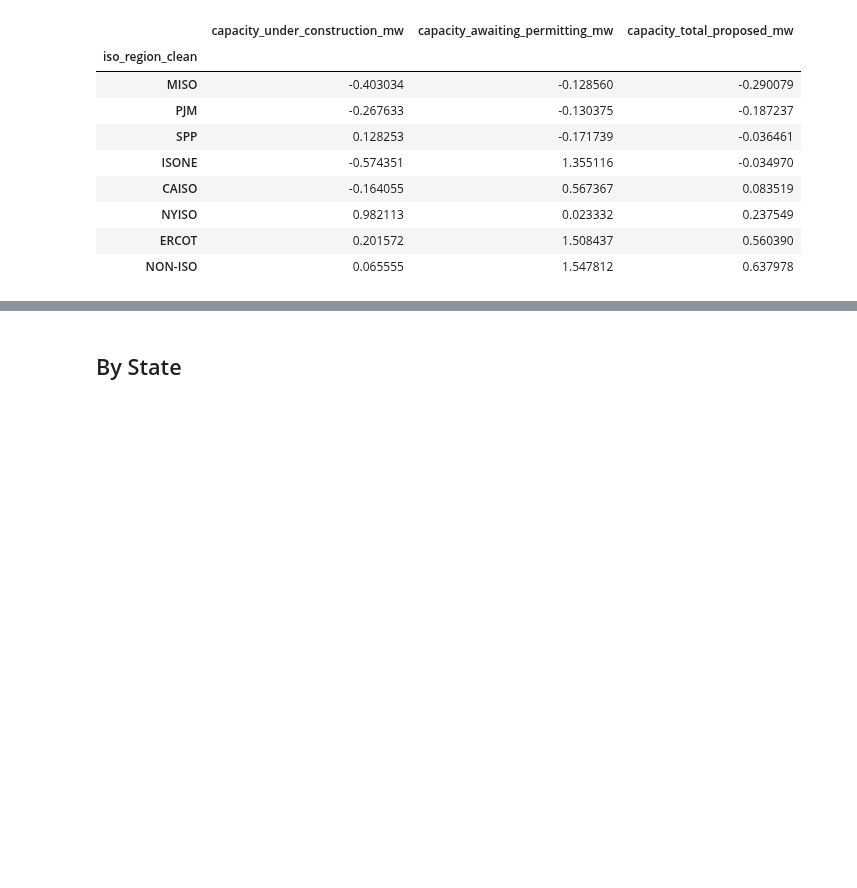
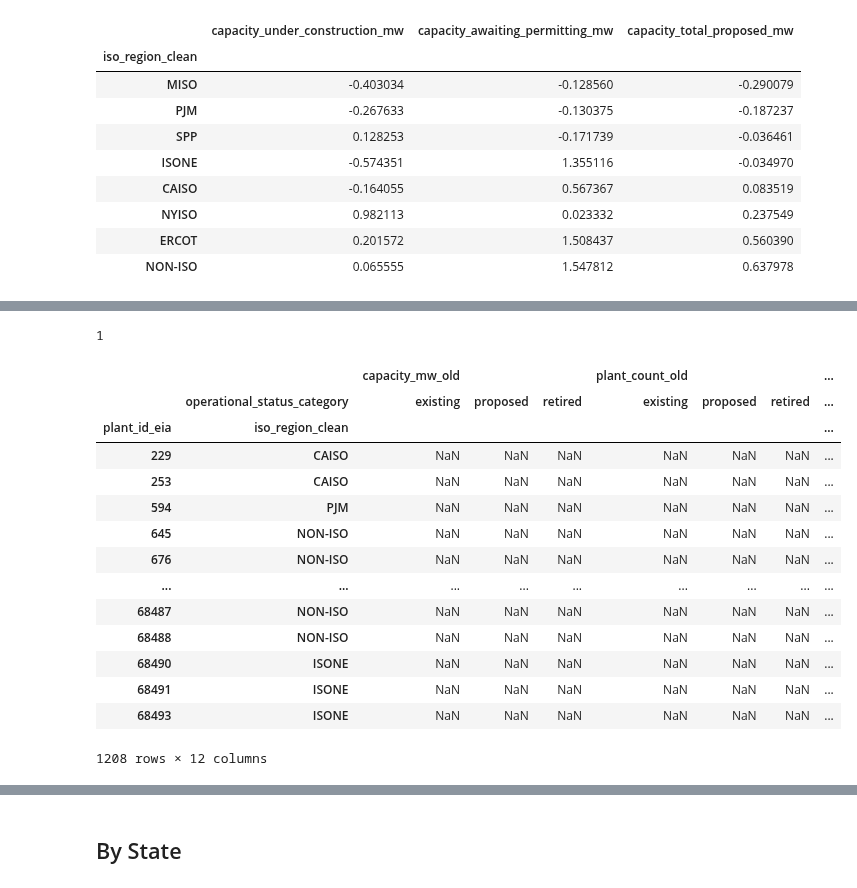
Before and after one commit to deployment-gap-model-education-fund/deployment-gap-model, a Jupyter notebook: notebooks/data_updates/eia860m_acp/data_mart.county_concrete_mw.ipynb, the cells around one changed output, grey strips where cells are left out. Saved outputs shown, nothing was run; the diff lists cells and outputs as text; code cells hidden in the pictures; blank space fills up the shorter version.

```diff
--- a/notebooks/data_updates/eia860m_acp/data_mart.county_concrete_mw.ipynb
+++ b/notebooks/data_updates/eia860m_acp/data_mart.county_concrete_mw.ipynb
@@ -123,0 +186,37 @@ capacity_by_iso_region_pct_change.sort_values(by="capacity_total_proposed_mw")
+# %%
+# Combination of plant ID and generator ID is unique
+eia_new.groupby(["plant_id_eia", "generator_id"]).count()["plant_name_eia"].max()
+# %% [output]
+1
+# %%
+eia_plant_region_status_capacity_new = eia_new.groupby(
+    ['plant_id_eia', 'iso_region_clean', 'operational_status_category'], dropna=False
+).agg({"capacity_mw": sum, "plant_id_eia": 'nunique'}).rename(columns={"plant_id_eia": "plant_count"}).unstack()
+eia_plant_region_status_capacity_old = eia_old.groupby(
+    ['plant_id_eia', 'iso_region_clean', 'operational_status_category'], dropna=False
+).agg({"capacity_mw": sum, "plant_id_eia": 'nunique'}).rename(columns={"plant_id_eia": "plant_count"}).unstack()
+# %%
+eia_plant_region_status_capacity_combined = eia_plant_region_status_capacity_old.join(
+    eia_plant_region_status_capacity_new,
+    how="outer",
+    lsuffix="_old",
+    rsuffix="_new",
+)
+# %%
+eia_plant_region_status_capacity_combined
+# %% [output]
+|  |  | capacity_mw_old |  |  | plant_count_old |  |  | ... |
+|  | operational_status_category | existing | proposed | retired | existing | proposed | retired | ... |
+| plant_id_eia | iso_region_clean |  |  |  |  |  |  | ... |
+| 229 | CAISO | NaN | NaN | NaN | NaN | NaN | NaN | ... |
+| 253 | CAISO | NaN | NaN | NaN | NaN | NaN | NaN | ... |
+| 594 | PJM | NaN | NaN | NaN | NaN | NaN | NaN | ... |
+| 645 | NON-ISO | NaN | NaN | NaN | NaN | NaN | NaN | ... |
+| 676 | NON-ISO | NaN | NaN | NaN | NaN | NaN | NaN | ... |
+| ... | ... | ... | ... | ... | ... | ... | ... | ... |
+| 68487 | NON-ISO | NaN | NaN | NaN | NaN | NaN | NaN | ... |
+| 68488 | NON-ISO | NaN | NaN | NaN | NaN | NaN | NaN | ... |
+| 68490 | ISONE | NaN | NaN | NaN | NaN | NaN | NaN | ... |
+| 68491 | ISONE | NaN | NaN | NaN | NaN | NaN | NaN | ... |
+| 68493 | ISONE | NaN | NaN | NaN | NaN | NaN | NaN | ... |
+1208 rows × 12 columns
```
Also changed, not shown: parts of 26 cells of this notebook.
